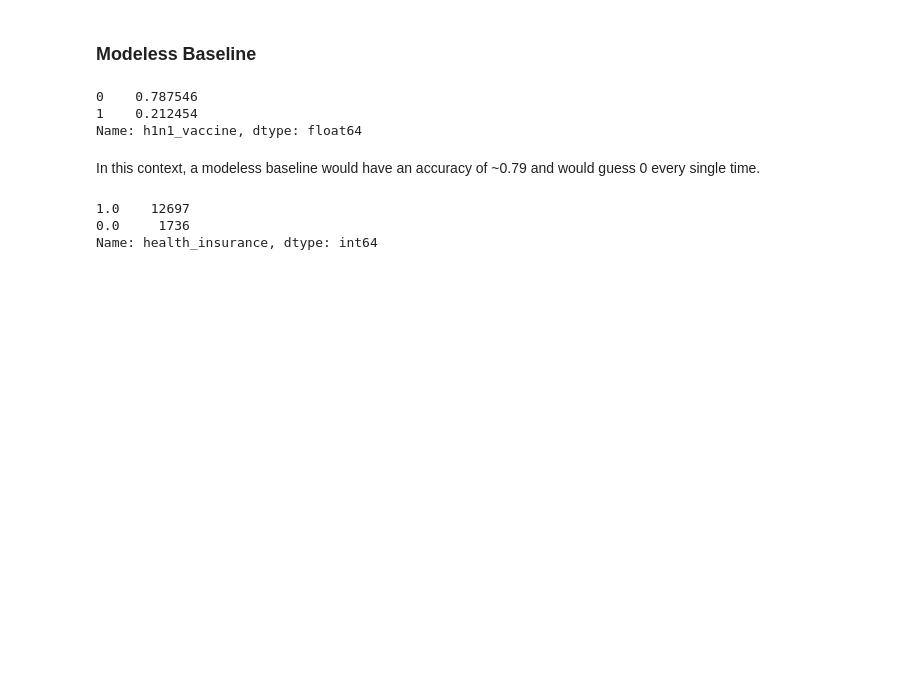
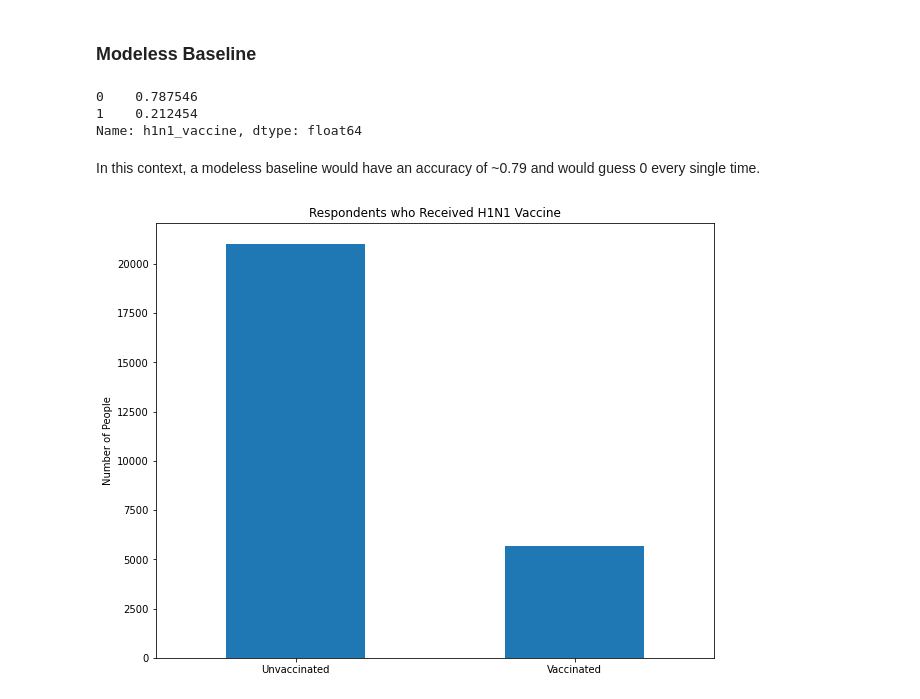
Before and after one commit to austint1121/Flatiron_GOATS_Vaccination_Prediction, a Jupyter notebook: Notebooks/Matthew/Matthew-EDA.ipynb, the cells around one changed output. Saved outputs shown, nothing was run; the diff lists cells and outputs as text; code cells hidden in the pictures; blank space fills up the shorter version.

Commit message:
Added bar chart for Respondents who Received H1N1 Vaccine

```diff
--- a/Notebooks/Matthew/Matthew-EDA.ipynb
+++ b/Notebooks/Matthew/Matthew-EDA.ipynb
@@ -116,9 +116,12 @@ training_labels['h1n1_vaccine'].value_counts(normalize=True)
 Name: h1n1_vaccine, dtype: float64
 # %% [markdown]
 In this context, a modeless baseline would have an accuracy of ~0.79 and would guess 0 every single time.
-# %%
-training_features['health_insurance'].value_counts()
-# %% [output]
-1.0    12697
-0.0     1736
-Name: health_insurance, dtype: int64
+# %%
+# Visual for distribution of people who received the H1N1 Vaccine
+fig, ax = plt.subplots(figsize=(10,8))
+
+(training_labels['h1n1_vaccine'].value_counts().plot.bar(title="Respondents who Received H1N1 Vaccine", ax=ax))
+ax.set_ylabel("Number of People")
+plt.xticks([0, 1], ['Unvaccinated', 'Vaccinated'], rotation=0)
+# %% [output]
+[figure, added]
```
Also changed, not shown: parts of 1 cell of this notebook.
